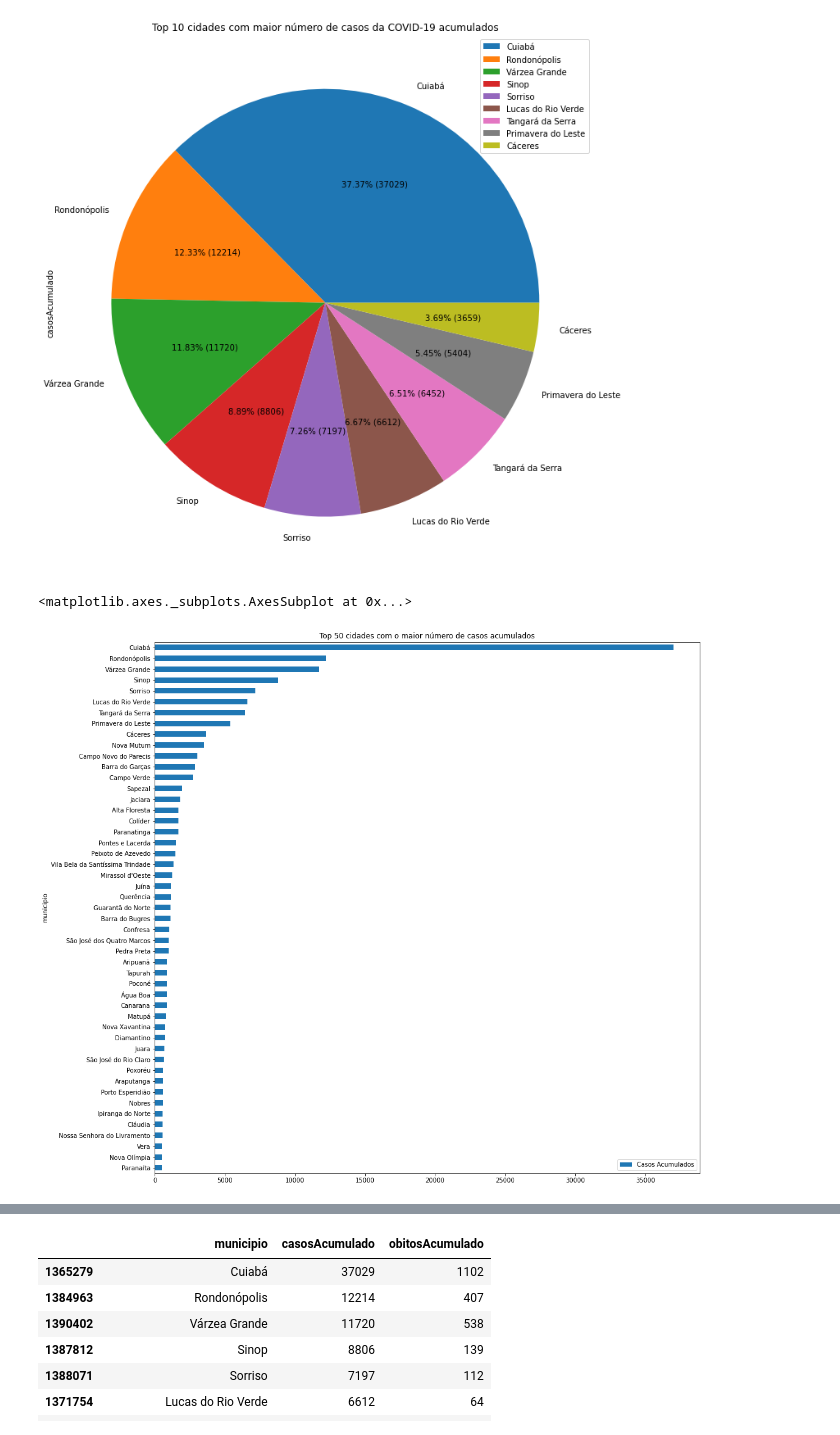
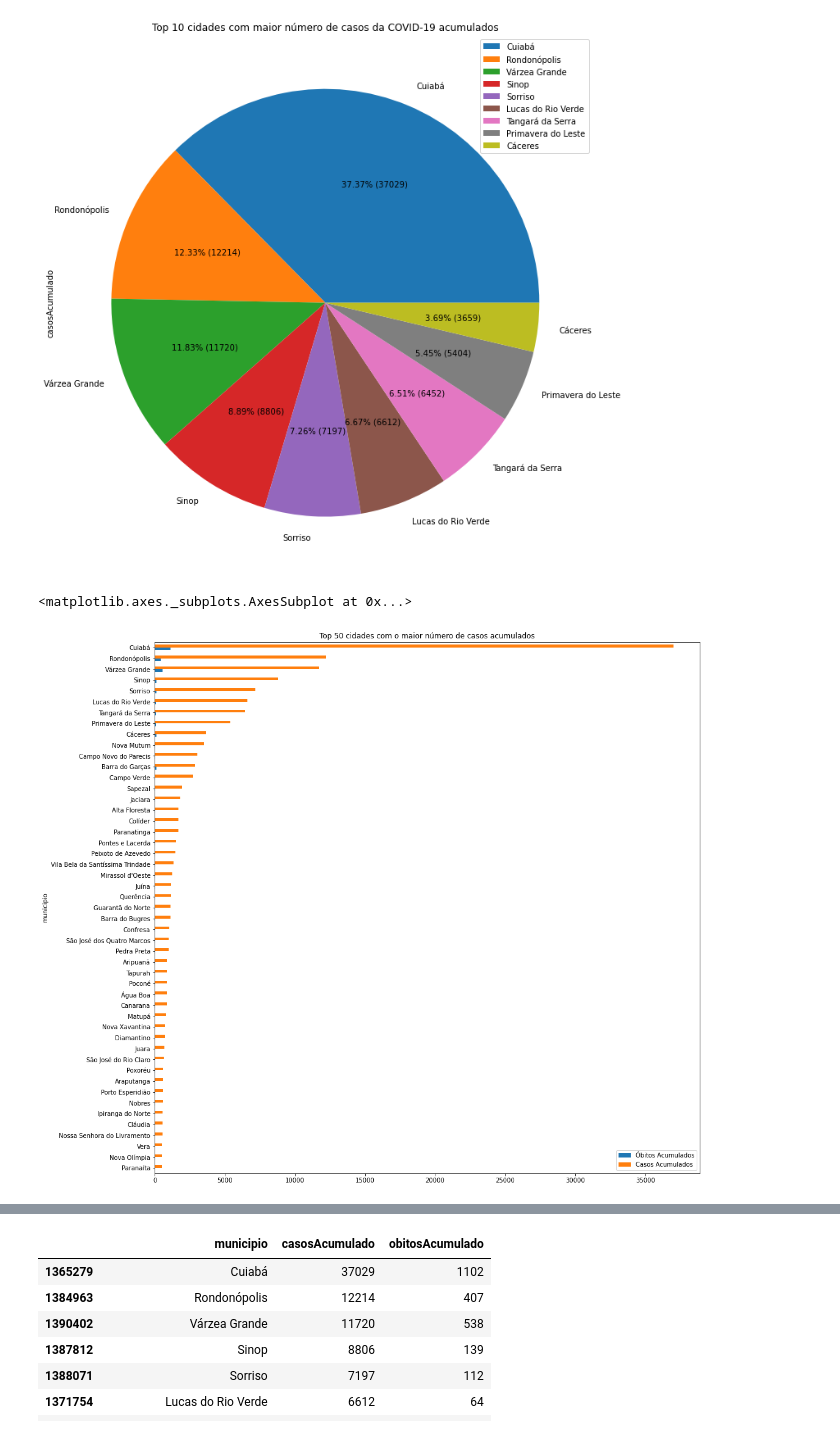
Before and after one commit to marck7jr/sad-exame-final, a Jupyter notebook: notebooks/python-covid-19-mt-oficial.ipynb, the cells around one changed output, grey strips where cells are left out. Cells and saved outputs as stored; diff of their text form; code cells hidden in the pictures.

```diff
--- a/notebooks/python-covid-19-mt-oficial.ipynb
+++ b/notebooks/python-covid-19-mt-oficial.ipynb
@@ -63,10 +63,10 @@ df_by_date_top_10.plot.pie(autopct=lambda p: '{:.2f}% ({:.0f})'.format(p,(p/100)
 [figure]
 # %%
 df_by_date_top_50 = df_by_date.iloc[:49].sort_values(by=['casosAcumulado'])
-df_by_date_top_50.plot.barh(figsize=(16,16), x='municipio', y='casosAcumulado', label='Casos Acumulados', title='Top 50 cidades com o maior número de casos acumulados')
+df_by_date_top_50.plot.barh(figsize=(16,16), x='municipio', y=['obitosAcumulado', 'casosAcumulado'], label=['Óbitos Acumulados', 'Casos Acumulados'], title='Top 50 cidades com o maior número de casos acumulados')
 # %% [output]
 <matplotlib.axes._subplots.AxesSubplot at 0x...>
-[figure, old version]
+[figure, new version]
 # %%
 municipio = 'Cuiabá'
 
```
Also changed, not shown: parts of 2 cells of this notebook.
